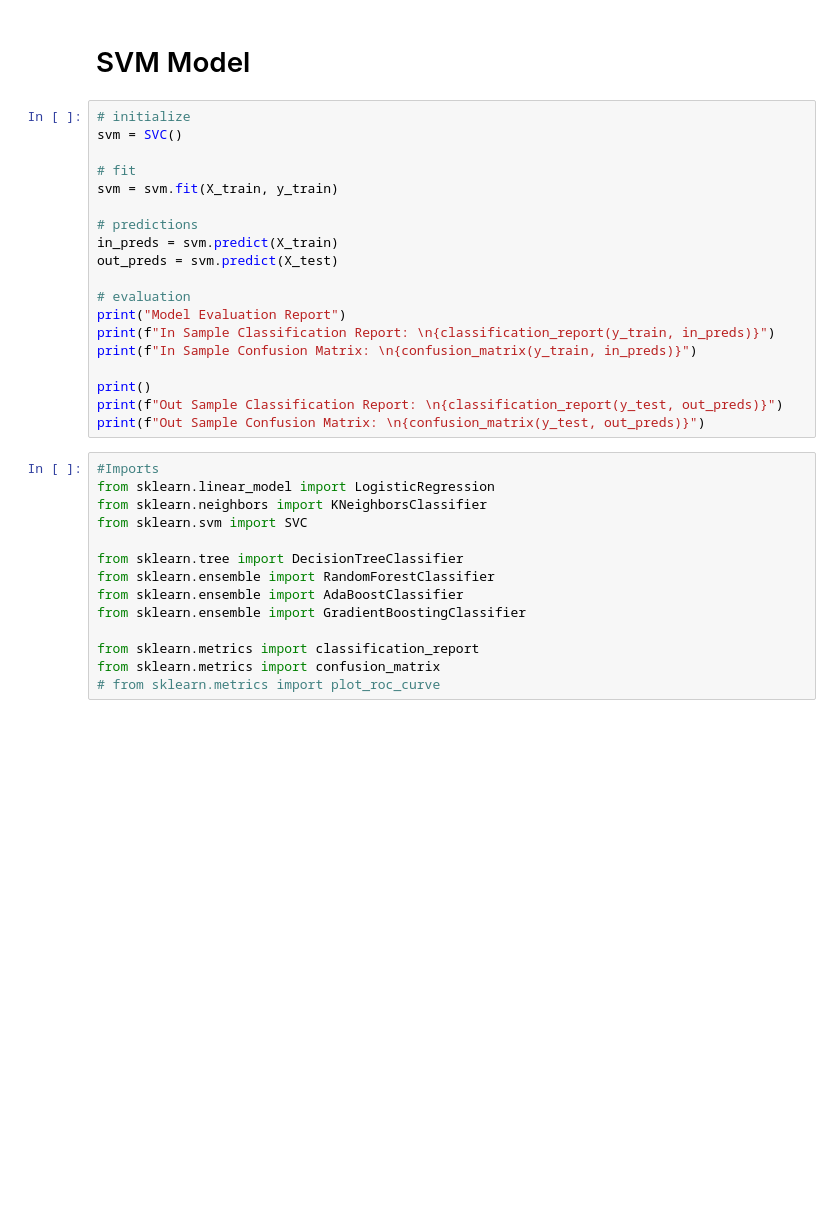
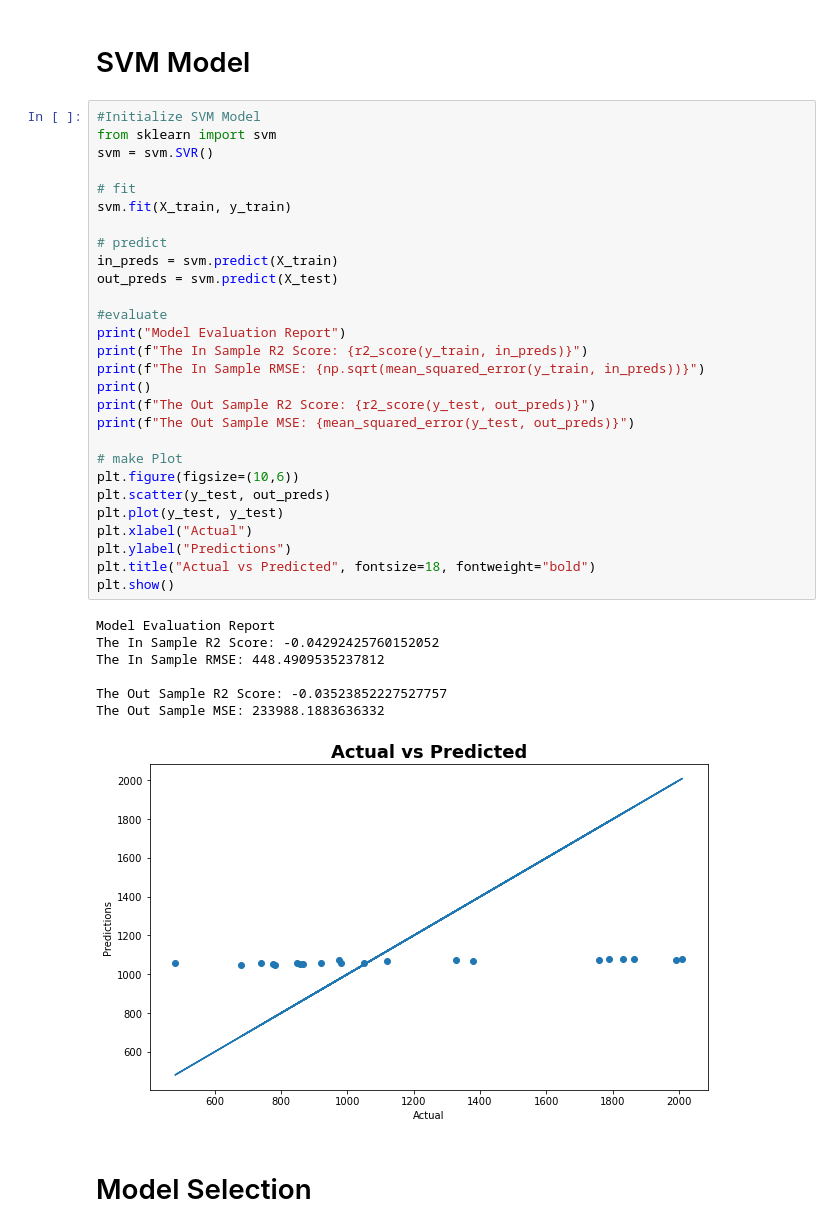
Before and after one commit to jonathanezeugo/Capstone_Project, a Jupyter notebook: Machine_Learning/Oil_ML.ipynb, the cells around one changed output. Saved outputs shown, nothing was run; the diff lists cells and outputs as text; blank space fills up the shorter version.

```diff
--- a/Machine_Learning/Oil_ML.ipynb
+++ b/Machine_Learning/Oil_ML.ipynb
@@ -364,35 +566,40 @@ print(f"Out Sample Confusion Matrix: \n{confusion_matrix(y_test, out_preds)}")
 # %% [markdown]
 # SVM Model
 # %%
-# initialize
-svm = SVC()
+#Initialize SVM Model
+from sklearn import svm
+svm = svm.SVR()
 
 # fit
-svm = svm.fit(X_train, y_train)
+svm.fit(X_train, y_train)
 
-# predictions
+# predict
 in_preds = svm.predict(X_train)
 out_preds = svm.predict(X_test)
 
-# evaluation
+#evaluate
 print("Model Evaluation Report")
-print(f"In Sample Classification Report: \n{classification_report(y_train, in_preds)}")
-print(f"In Sample Confusion Matrix: \n{confusion_matrix(y_train, in_preds)}")
+print(f"The In Sample R2 Score: {r2_score(y_train, in_preds)}")
+print(f"The In Sample RMSE: {np.sqrt(mean_squared_error(y_train, in_preds))}")
+print()
+print(f"The Out Sample R2 Score: {r2_score(y_test, out_preds)}")
+print(f"The Out Sample MSE: {mean_squared_error(y_test, out_preds)}")
 
-print()
-print(f"Out Sample Classification Report: \n{classification_report(y_test, out_preds)}")
-print(f"Out Sample Confusion Matrix: \n{confusion_matrix(y_test, out_preds)}")
+# make Plot
+plt.figure(figsize=(10,6))
+plt.scatter(y_test, out_preds)
+plt.plot(y_test, y_test)
+plt.xlabel("Actual")
+plt.ylabel("Predictions")
+plt.title("Actual vs Predicted", fontsize=18, fontweight="bold")
+plt.show()
+# %% [output]
+Model Evaluation Report
+The In Sample R2 Score: -0.04292425760152052
+The In Sample RMSE: 448.4909535237812
+
+The Out Sample R2 Score: -0.03523852227527757
+The Out Sample MSE: 233988.1883636332
+[figure, added]
-# %%
-#Imports
-from sklearn.linear_model import LogisticRegression
-from sklearn.neighbors import KNeighborsClassifier
-from sklearn.svm import SVC
-
-from sklearn.tree import DecisionTreeClassifier
-from sklearn.ensemble import RandomForestClassifier
-from sklearn.ensemble import AdaBoostClassifier
-from sklearn.ensemble import GradientBoostingClassifier
-
-from sklearn.metrics import classification_report
-from sklearn.metrics import confusion_matrix
-# from sklearn.metrics import plot_roc_curve
+# %% [markdown]
+# Model Selection
```
Also changed, not shown: parts of 33 cells of this notebook.
